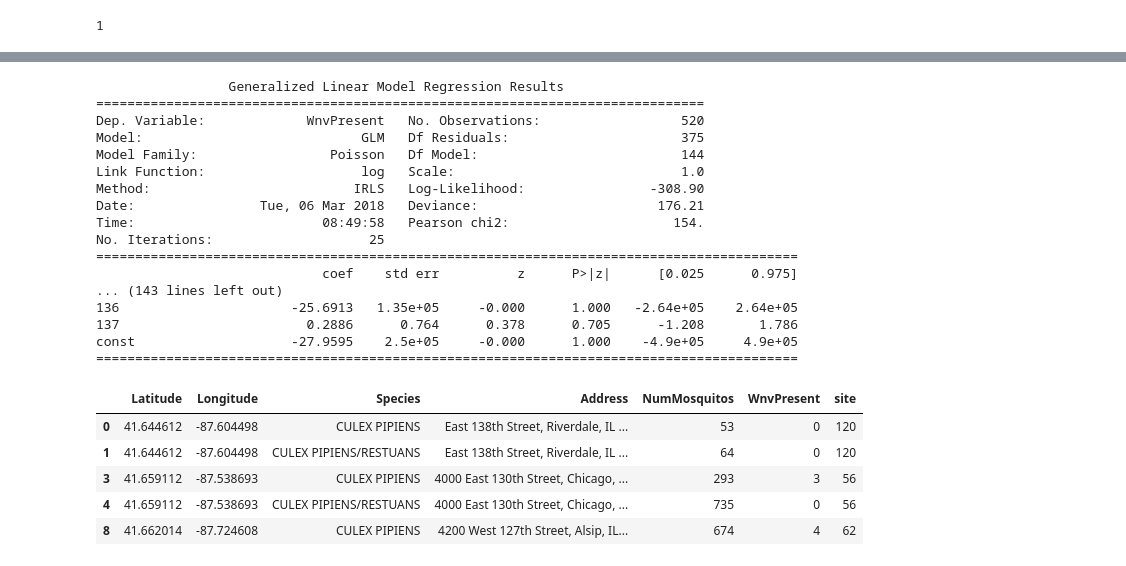
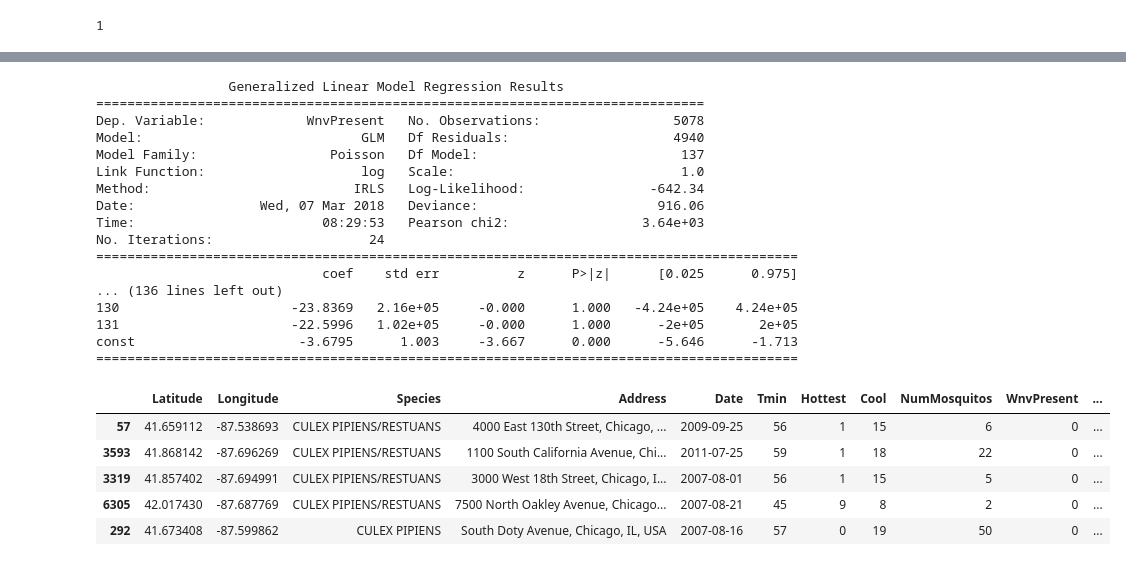
Before and after one commit to austinlasseter/West_Nile_Virus_032108, a Jupyter notebook: John/WNVdataformating.ipynb, the cells around one changed output, grey strips where cells are left out. Saved outputs shown, nothing was run; the diff lists cells and outputs as text; code cells hidden in the pictures.

Commit message:
Modeler?  I 'ardly knew 'er!

```diff
--- a/John/WNVdataformating.ipynb
+++ b/John/WNVdataformating.ipynb
@@ -44,3 +26,30 @@ tdf.head()
+# %%
+def recent_weather(date_range):
+    recents = weather[weather.Date.isin(date_range)]
+    results = {
+        'Tmin': recents.Tmin.min(),
+        'Tmin_avg' : recents.Tmin.mean(),
+        'Precip': recents.PrecipTotal.apply(precip_fix).sum()/ 2.0,
+        'Hottest': recents.Heat.max(),
+        'Coolest': recents.Cool.max()
+        }
+    return results
+twoweeks = pd.Timedelta('14 days')
+get_past = lambda x: pd.date_range(x - twoweeks, x)
+df_base['priorweeks'] = df_base.Date.apply(get_past)
+df_base['recent_weather'] = tdf.priorweeks.apply(recent_weather)
+df_base = df_base.dropna(how='any', axis=0)
+# %%
+df_base['Tmin'] = df_base['recent_weather'].apply(lambda x: x['Tmin'])
+df_base['Precip'] = pd.to_numeric(df_base['recent_weather'].apply(lambda x: x['Precip']), errors='coerce')
+df_base['Hottest'] = pd.to_numeric(df_base['recent_weather'].apply(lambda x: x['Hottest']), errors='coerce')
+df_base['Cool'] = pd.to_numeric(df_base['recent_weather'].apply(lambda x: x['Coolest']), errors='coerce')
+df_base= df_base.dropna(how='any', axis=0)
+
+
+df1 = df_base.groupby(['Latitude', 'Longitude','Species', 'Address', 'Date', 'Tmin', 'Hottest', 'Cool'], sort=True,
+                 as_index = True)[['NumMosquitos', 'WnvPresent']].sum().reset_index()
+df1 = df1.dropna(how='any', axis=0)
 # %%
 import folium
 from folium import plugins
@@ -79,4 +88,4 @@ sns.distplot(tdf['WnvPresent'])
 # %%
-tdf['site'] = LabelEncoder().fit_transform(tdf['Address'])
-tdf.head()
+df1['site'] = LabelEncoder().fit_transform(df1['Address'])
+df1.head()
 # %% [output]
@@ -89,38 +98,41 @@ tdf.head()
+# %%
+train, test = train_test_split(df1, test_size =0.20, random_state=42)
 # %%
-exo = pd.concat([ tdf['NumMosquitos'],pd.get_dummies(tdf['Species'], drop_first=True),pd.get_dummies(tdf['site'], drop_first=True)], axis=1)
+exo = pd.concat([ train['NumMosquitos'],pd.get_dummies(train['Species'], drop_first=True),pd.get_dummies(train['site'], drop_first=True)], axis=1)
 exo = sm.add_constant(exo, prepend=False)
-endo = tdf['WnvPresent']
+endo = train['WnvPresent']
 glm_gamma = sm.GLM(endo, exo, family=sm.families.Poisson())
 glm_results = glm_gamma.fit()
 print(glm_results.summary())
 # %% [output]
                  Generalized Linear Model Regression Results
 ==============================================================================
-Dep. Variable:             WnvPresent   No. Observations:                  520
-Model:                            GLM   Df Residuals:                      375
-Model Family:                 Poisson   Df Model:                          144
+Dep. Variable:             WnvPresent   No. Observations:                 5078
+Model:                            GLM   Df Residuals:                     4940
+Model Family:                 Poisson   Df Model:                          137
 Link Function:                    log   Scale:                             1.0
-Method:                          IRLS   Log-Likelihood:                -308.90
-Date:                Tue, 06 Mar 2018   Deviance:                       176.21
-Time:                        08:49:58   Pearson chi2:                     154.
-No. Iterations:                    25
+Method:                          IRLS   Log-Likelihood:                -642.34
+Date:                Wed, 07 Mar 2018   Deviance:                       916.06
+Time:                        08:29:53   Pearson chi2:                 3.64e+03
+No. Iterations:                    24
 ==========================================================================================
                              coef    std err          z      P>|z|      [0.025      0.975]
-... (143 lines left out)
-136                      -25.6913   1.35e+05     -0.000      1.000   -2.64e+05    2.64e+05
-137                        0.2886      0.764      0.378      0.705      -1.208       1.786
-const                    -27.9595    2.5e+05     -0.000      1.000    -4.9e+05     4.9e+05
+... (136 lines left out)
+130                      -23.8369   2.16e+05     -0.000      1.000   -4.24e+05    4.24e+05
+131                      -22.5996   1.02e+05     -0.000      1.000      -2e+05       2e+05
+const                     -3.6795      1.003     -3.667      0.000      -5.646      -1.713
 ==========================================================================================
 # %%
-pippi=tdf[tdf['Species'].str.contains('PIPIENS')]
+pippi=train[train['Species'].str.contains('PIPIENS')]
+pippi2 = test[test['Species'].str.contains('PIPIENS')]
 pippi.head()
 # %% [output]
-|  | Latitude | Longitude | Species | Address | NumMosquitos | WnvPresent | site |
-| 0 | 41.644612 | -87.604498 | CULEX PIPIENS | East 138th Street, Riverdale, IL ... | 53 | 0 | 120 |
-| 1 | 41.644612 | -87.604498 | CULEX PIPIENS/RESTUANS | East 138th Street, Riverdale, IL ... | 64 | 0 | 120 |
-| 3 | 41.659112 | -87.538693 | CULEX PIPIENS | 4000 East 130th Street, Chicago, ... | 293 | 3 | 56 |
-| 4 | 41.659112 | -87.538693 | CULEX PIPIENS/RESTUANS | 4000 East 130th Street, Chicago, ... | 735 | 0 | 56 |
-| 8 | 41.662014 | -87.724608 | CULEX PIPIENS | 4200 West 127th Street, Alsip, IL... | 674 | 4 | 62 |
+|  | Latitude | Longitude | Species | Address | Date | Tmin | Hottest | Cool | NumMosquitos | WnvPresent | ... |
+| 57 | 41.659112 | -87.538693 | CULEX PIPIENS/RESTUANS | 4000 East 130th Street, Chicago, ... | 2009-09-25 | 56 | 1 | 15 | 6 | 0 | ... |
+| 3593 | 41.868142 | -87.696269 | CULEX PIPIENS/RESTUANS | 1100 South California Avenue, Chi... | 2011-07-25 | 59 | 1 | 18 | 22 | 0 | ... |
+| 3319 | 41.857402 | -87.694991 | CULEX PIPIENS/RESTUANS | 3000 West 18th Street, Chicago, I... | 2007-08-01 | 56 | 1 | 15 | 5 | 0 | ... |
+| 6305 | 42.017430 | -87.687769 | CULEX PIPIENS/RESTUANS | 7500 North Oakley Avenue, Chicago... | 2007-08-21 | 45 | 9 | 8 | 2 | 0 | ... |
+| 292 | 41.673408 | -87.599862 | CULEX PIPIENS | South Doty Avenue, Chicago, IL, USA | 2007-08-16 | 57 | 0 | 19 | 50 | 0 | ... |
 # %%
 exo = pippi['NumMosquitos']
 exo = sm.add_constant(exo, prepend=False)
```
Also changed, not shown: parts of 23 cells of this notebook.
